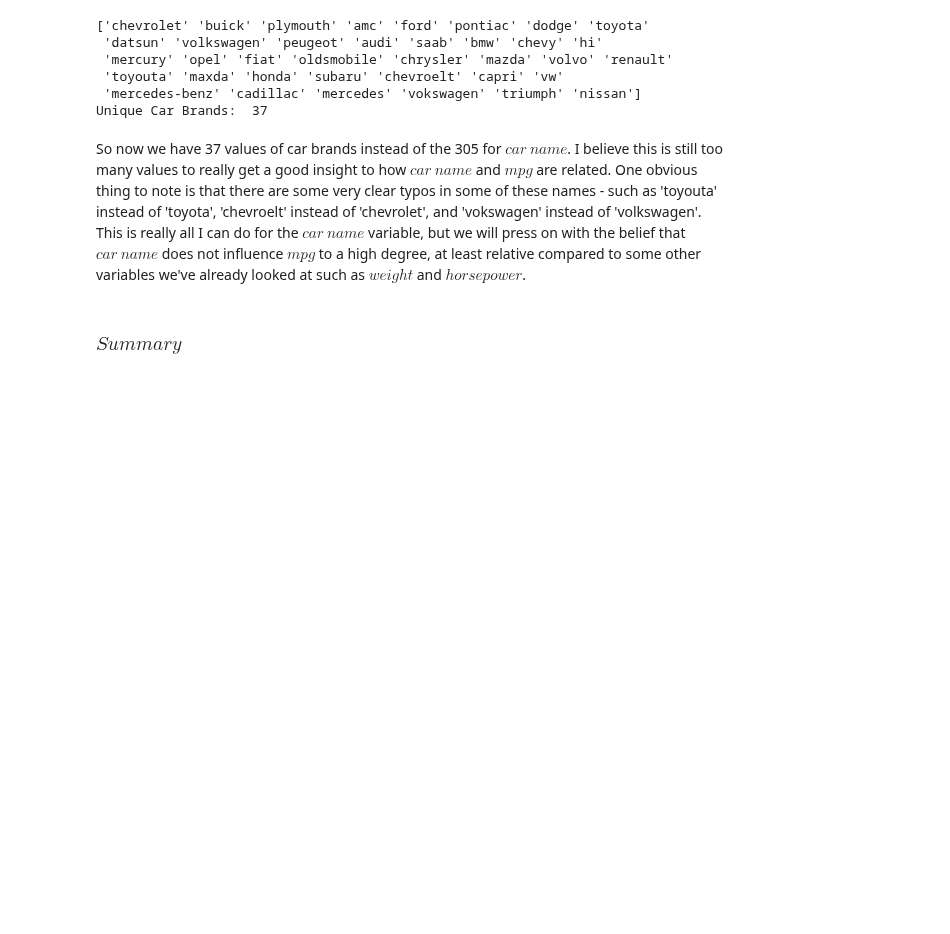
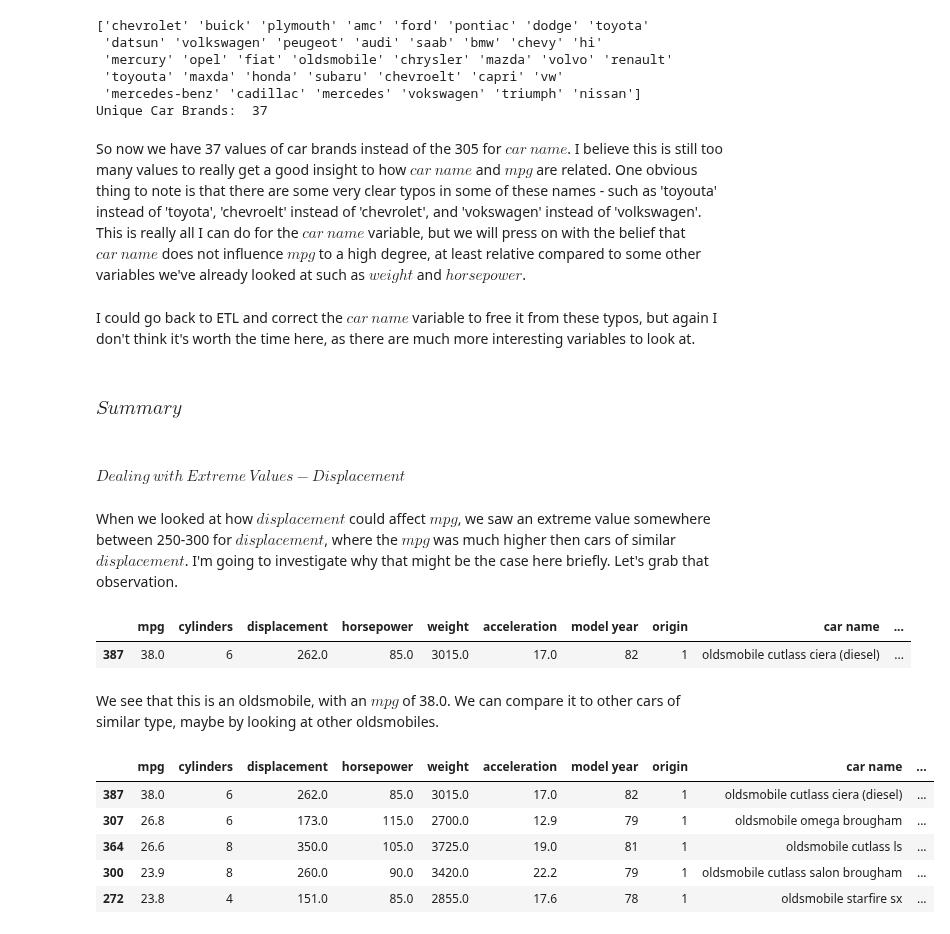
Before and after one commit to ansaridan/jhu-data-engineering-team-5, a Jupyter notebook: Problem_Set_5_1/51_b.ipynb, the cells around one changed output. Saved outputs shown, nothing was run; the diff lists cells and outputs as text; code cells hidden in the pictures; blank space fills up the shorter version.

```diff
--- a/Problem_Set_5_1/51_b.ipynb
+++ b/Problem_Set_5_1/51_b.ipynb
@@ -414,5 +414,29 @@ print('Unique Car Brands: ', len(data['brand'].unique()))
 Unique Car Brands:  37
 # %% [markdown]
 So now we have 37 values of car brands instead of the 305 for $car \ name$. I believe this is still too many values to really get a good insight to how $car \ name$ and $mpg$ are related. One obvious thing to note is that there are some very clear typos in some of these names - such as 'toyouta' instead of 'toyota', 'chevroelt' instead of 'chevrolet', and 'vokswagen' instead of 'volkswagen'. This is really all I can do for the $car \ name$ variable, but we will press on with the belief that $car \ name$ does not influence $mpg$ to a high degree, at least relative compared to some other variables we've already looked at such as $weight$ and $horsepower$.
+# %% [markdown]
+I could go back to ETL and correct the $car \ name$ variable to free it from these typos, but again I don't think it's worth the time here, as there are much more interesting variables to look at.
 # %% [markdown]
 ### $Summary$
+# %% [markdown]
+#### $Dealing \ with \ Extreme \ Values - Displacement$
+# %% [markdown]
+When we looked at how $displacement$ could affect $mpg$, we saw an extreme value somewhere between 250-300 for $displacement$, where the $mpg$ was much higher then cars of similar $displacement$. I'm going to investigate why that might be the case here briefly. Let's grab that observation.
+# %%
+data[(250 < data['displacement']) & (data['displacement'] < 275) & (35 < data['mpg'])]
+# %% [output]
+|  | mpg | cylinders | displacement | horsepower | weight | acceleration | model year | origin | car name | ... |
+| 387 | 38.0 | 6 | 262.0 | 85.0 | 3015.0 | 17.0 | 82 | 1 | oldsmobile cutlass ciera (diesel) | ... |
+# %% [markdown]
+We see that this is an oldsmobile, with an $mpg$ of 38.0. We can compare it to other cars of similar type, maybe by looking at other oldsmobiles.
+# %%
+oldsmobile = pd.DataFrame(data[data['brand'] == 'oldsmobile'])
+oldsmobile = oldsmobile.sort_values(by='mpg', ascending=False)
+oldsmobile.head()
+# %% [output]
+|  | mpg | cylinders | displacement | horsepower | weight | acceleration | model year | origin | car name | ... |
+| 387 | 38.0 | 6 | 262.0 | 85.0 | 3015.0 | 17.0 | 82 | 1 | oldsmobile cutlass ciera (diesel) | ... |
+| 307 | 26.8 | 6 | 173.0 | 115.0 | 2700.0 | 12.9 | 79 | 1 | oldsmobile omega brougham | ... |
+| 364 | 26.6 | 8 | 350.0 | 105.0 | 3725.0 | 19.0 | 81 | 1 | oldsmobile cutlass ls | ... |
+| 300 | 23.9 | 8 | 260.0 | 90.0 | 3420.0 | 22.2 | 79 | 1 | oldsmobile cutlass salon brougham | ... |
+| 272 | 23.8 | 4 | 151.0 | 85.0 | 2855.0 | 17.6 | 78 | 1 | oldsmobile starfire sx | ... |
```
Also changed, not shown: parts of 16 cells of this notebook.
